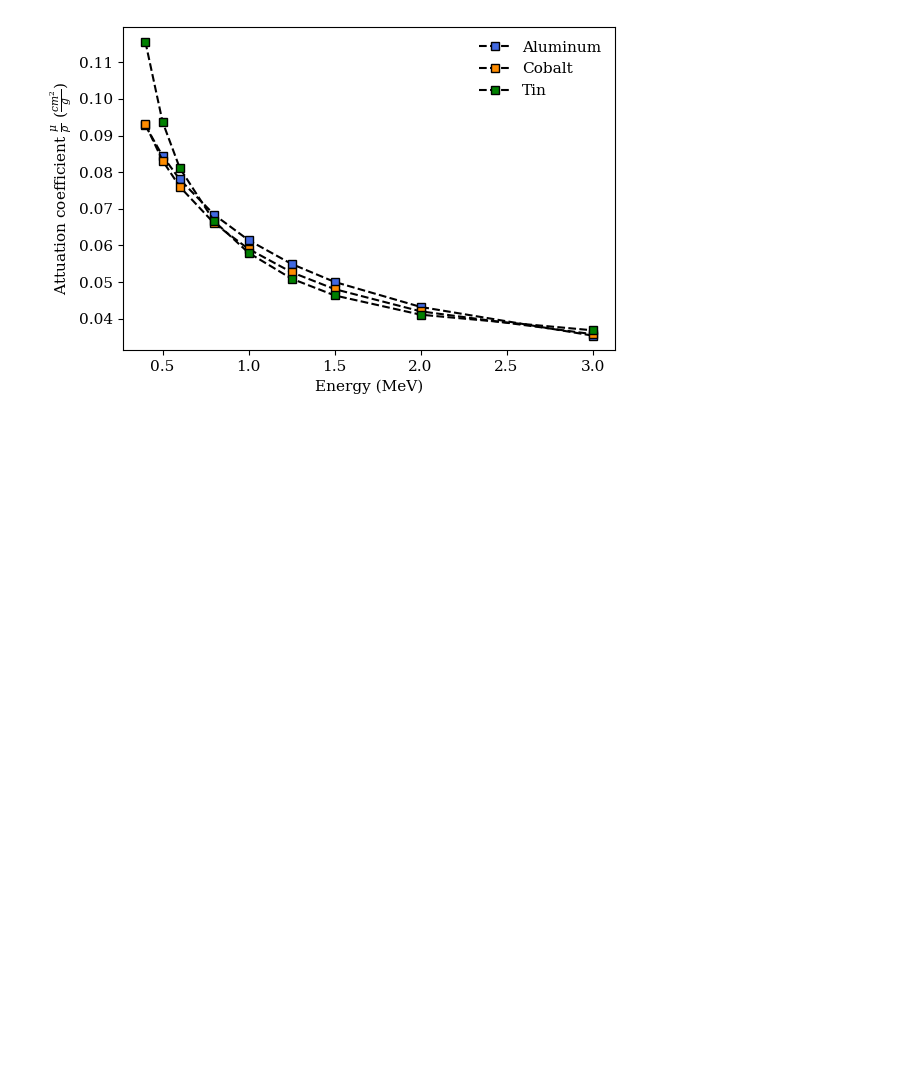
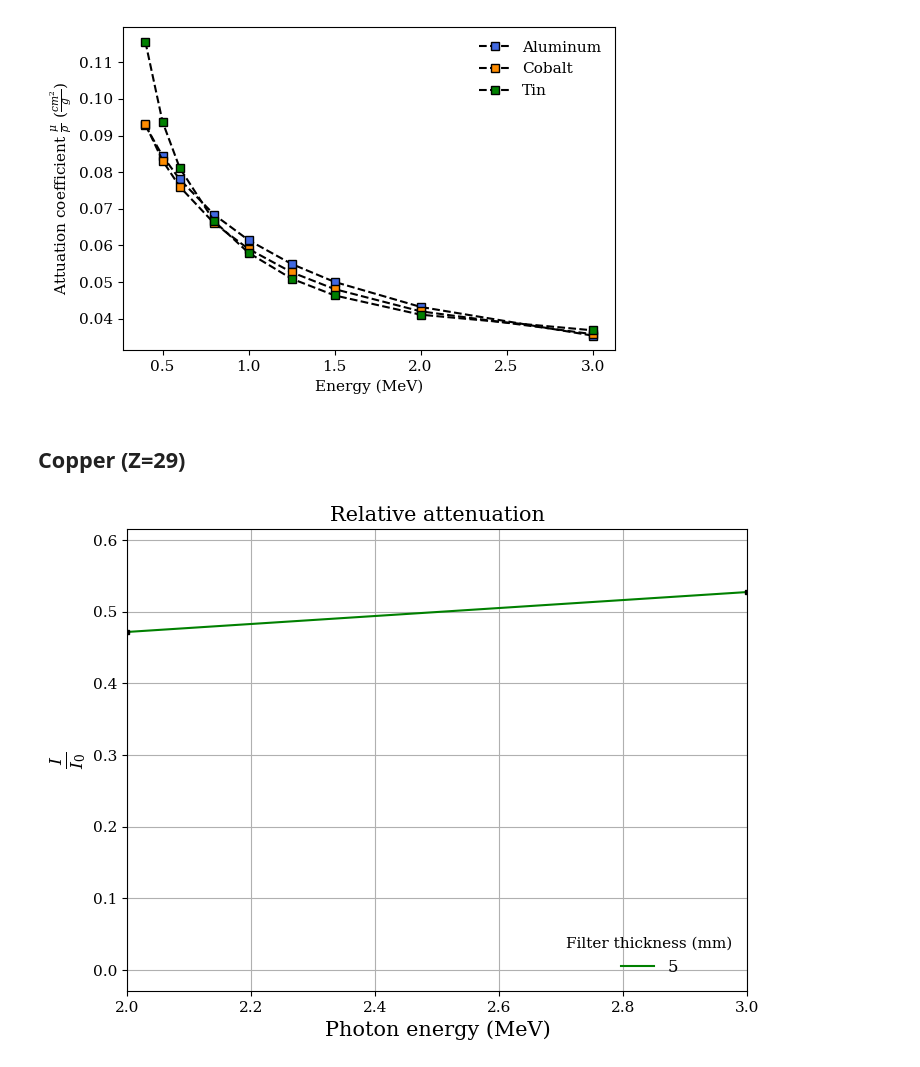
Before and after one commit to MBeusch/AtomicAttenuation, a Jupyter notebook: NIST/Attenuation_NIST.ipynb, the cells around one changed output. Drawn from its saved outputs; the diff is of its cells as text; code cells hidden in the pictures; blank space fills up the shorter version.

```diff
--- a/NIST/Attenuation_NIST.ipynb
+++ b/NIST/Attenuation_NIST.ipynb
@@ -151,2 +153,29 @@ plt.savefig('Plots/Attenuation_coeff_Z=13_27_50.png', transparent=True)
 # %% [output]
 [figure]
+# %% [markdown]
+## **Copper (Z=29)**
+# %%
+data = np.loadtxt('NIST_coefficients/co_coeff.txt', usecols=(0, 1))
+energy_cu = data.transpose()[0]   #MeV
+coeff_cu  = data.transpose()[1]   #cm²/g
+length_cu = 5 #in mm
+rho_cu = 8.94 #g/cm^3
+thickness = getThickness(rho_cu, length_cu) #g/cm²
+# %%
+plt.figure(figsize=(8, 6))
+
+att = getRelativeAttenuation(coeff_cu, getThickness(rho_cu, l))
+plt.plot(energy_cu, att, label=length_cu, color='g')
+plt.plot(energy_cu, att,'ks', ms=3)
+
+plt.legend(title='Filter thickness (mm)', loc='lower right', frameon=False, ncol=3, fontsize=12)
+plt.xlim(2.0, 3.0)   #(energy_cu[0], energy_cu[-1])
+#plt.ylim(-0.1, 1)
+plt.title('Relative attenuation', fontsize=15)
+plt.ylabel(r'$\frac{I}{I_0}$', fontsize=18)
+plt.xlabel('Photon energy (MeV)', fontsize=15)
+plt.grid(True)
+
+plt.savefig('Plots/Attenuation_Z=29.pdf', dpi=300)
+# %% [output]
+[figure, added]
```
Also changed, not shown: parts of 14 cells of this notebook, 3 other files.
